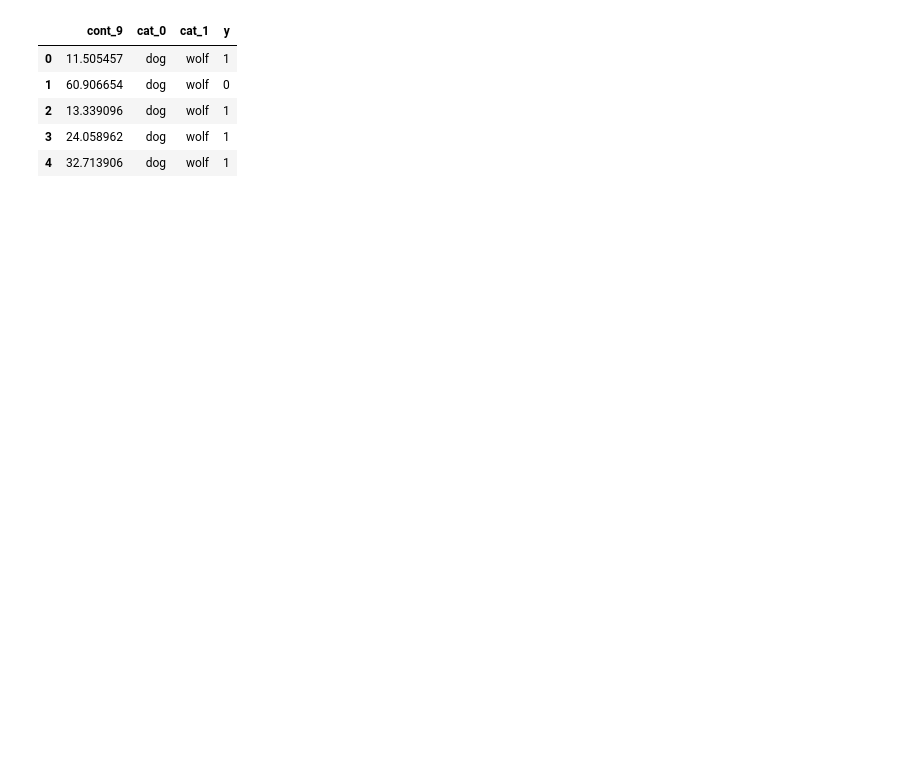
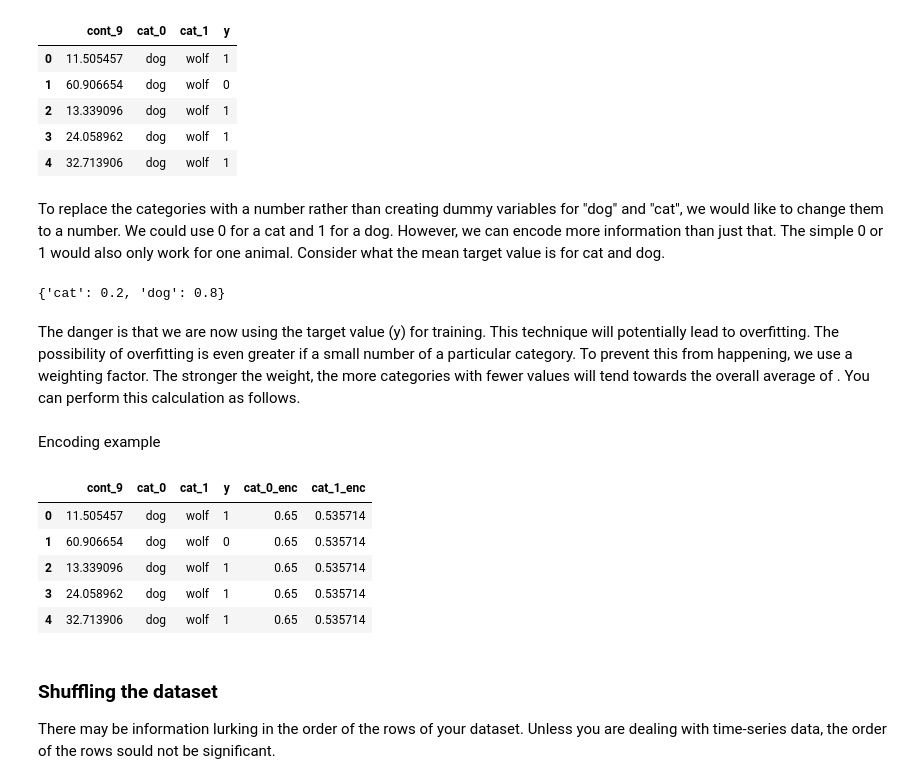
Before and after one commit to omar11205/torchDeepLearning, a Jupyter notebook: pandas_cc/pd_preprocessing.ipynb, the cells around one changed output. Saved outputs shown, nothing was run; the diff lists cells and outputs as text; code cells hidden in the pictures; blank space fills up the shorter version.

```diff
--- a/pandas_cc/pd_preprocessing.ipynb
+++ b/pandas_cc/pd_preprocessing.ipynb
@@ -349,3 +351,48 @@ df.head()
 | 2 | 13.339096 | dog | wolf | 1 |
 | 3 | 24.058962 | dog | wolf | 1 |
 | 4 | 32.713906 | dog | wolf | 1 |
+# %% [markdown]
+To replace the categories with a number rather than creating dummy variables for "dog" and "cat", we would like to change them to a number. We could use 0 for a cat and 1 for a dog. However, we can encode more information than just that. The simple 0 or 1 would also only work for one animal. Consider what the mean target value is for cat and dog.
+# %%
+means_0 = df.groupby("cat_0")["y"].mean().to_dict()
+means_0
+# %% [output]
+{'cat': 0.2, 'dog': 0.8}
+# %% [markdown]
+The danger is that we are now using the target value (y) for training. This technique will potentially lead to overfitting. The possibility of overfitting is even greater if a small number of a particular category. To prevent this from happening, we use a weighting factor. The stronger the weight, the more categories with fewer values will tend towards the overall average of
+. You can perform this calculation as follows.
+# %%
+def calc_smooth_mean(df1, df2, cat_name, target, weight):
+    # compute the global mean
+    mean = df[target].mean()
+
+    # compute the number of values and the mean of each group
+    agg = df.groupby(cat_name)[target].agg(["count", "mean"])
+    counts = agg["count"]
+    means = agg["mean"]
+
+    # compute the "smoothed" means
+    smooth = (counts*means+weight*mean)/(counts+weight)
+
+    # replace each value by the according smoothed mean
+    if df2 is None:
+        return df1[cat_name].map(smooth)
+    else:
+        return df1[cat_name].map(smooth), df2[cat_name].map(smooth.to_dict())
+# %% [markdown]
+Encoding example
+# %%
+weight = 5
+df["cat_0_enc"] = calc_smooth_mean(df1=df, df2=None, cat_name="cat_0", target="y", weight=weight)
+df["cat_1_enc"] = calc_smooth_mean(df1=df, df2=None, cat_name="cat_1", target="y", weight=weight)
+df.head()
+# %% [output]
+|  | cont_9 | cat_0 | cat_1 | y | cat_0_enc | cat_1_enc |
+| 0 | 11.505457 | dog | wolf | 1 | 0.65 | 0.535714 |
+| 1 | 60.906654 | dog | wolf | 0 | 0.65 | 0.535714 |
+| 2 | 13.339096 | dog | wolf | 1 | 0.65 | 0.535714 |
+| 3 | 24.058962 | dog | wolf | 1 | 0.65 | 0.535714 |
+| 4 | 32.713906 | dog | wolf | 1 | 0.65 | 0.535714 |
+# %% [markdown]
+### Shuffling the dataset
+There may be information lurking in the order of the rows of your dataset. Unless you are dealing with time-series data, the order of the rows sould not be significant.
```
Also changed, not shown: parts of 2 cells of this notebook.
